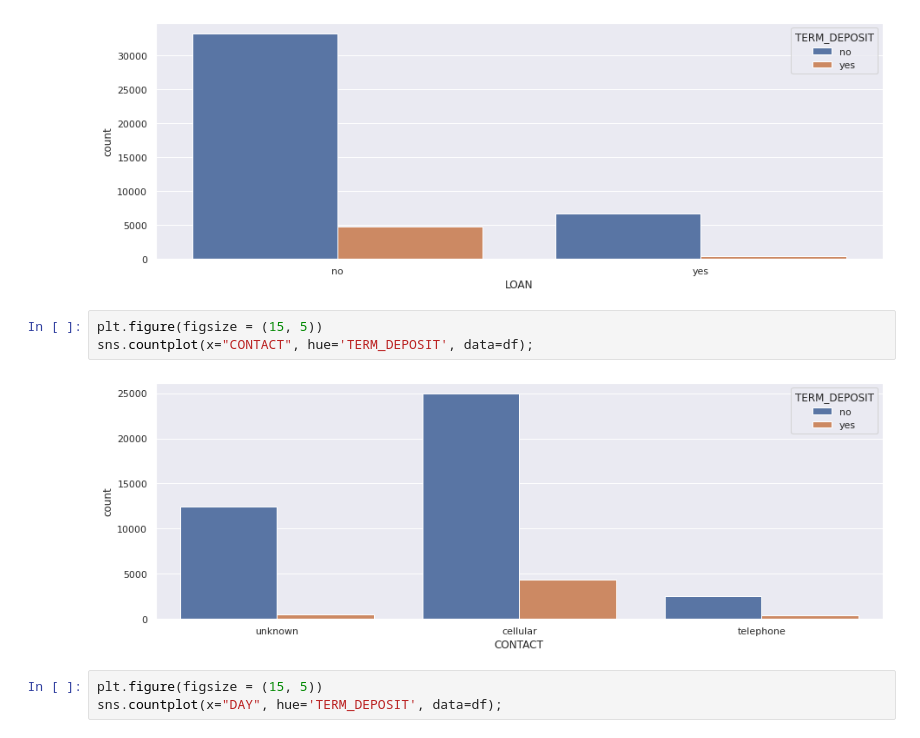
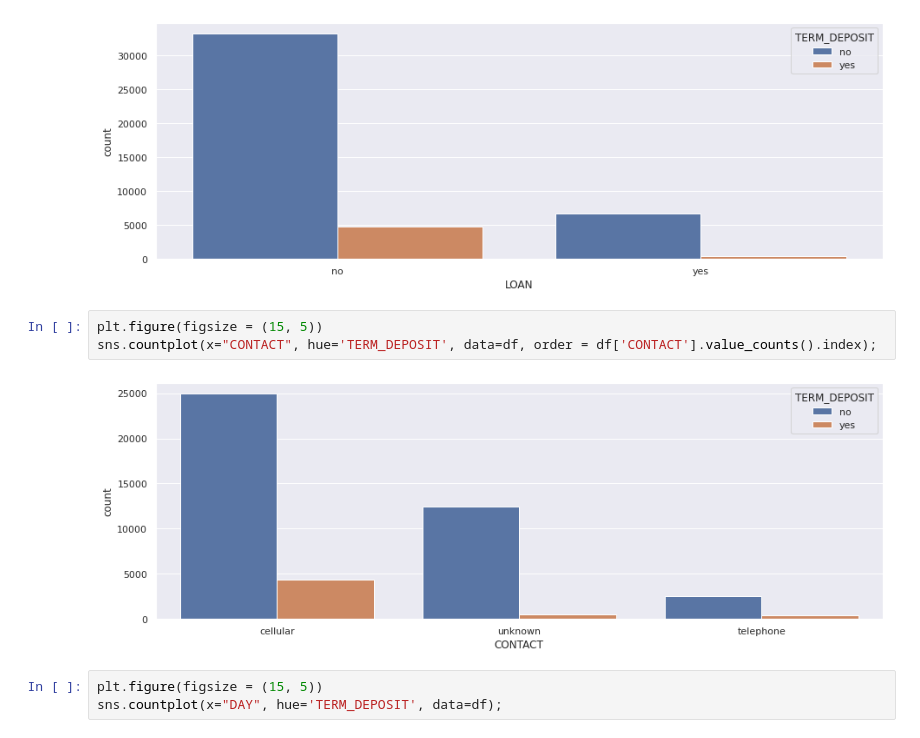
Before and after one commit to baotramduong/Bank-Term-Deposit-Marketing-Strategy-with-Automatic-Machine-Learning-H2OAutoML, a Jupyter notebook: Notebook.ipynb, the cells around one changed output. Cells and saved outputs as stored; diff of their text form.

```diff
--- a/Notebook.ipynb
+++ b/Notebook.ipynb
@@ -363,9 +346,9 @@ sns.countplot(x="LOAN", hue='TERM_DEPOSIT', data=df);
 [figure]
 # %%
 plt.figure(figsize = (15, 5))
-sns.countplot(x="CONTACT", hue='TERM_DEPOSIT', data=df);
+sns.countplot(x="CONTACT", hue='TERM_DEPOSIT', data=df, order = df['CONTACT'].value_counts().index);
 # %% [output]
-[figure, old version]
+[figure, new version]
 # %%
 plt.figure(figsize = (15, 5))
 sns.countplot(x="DAY", hue='TERM_DEPOSIT', data=df);
```
Also changed, not shown: parts of 27 cells of this notebook.
